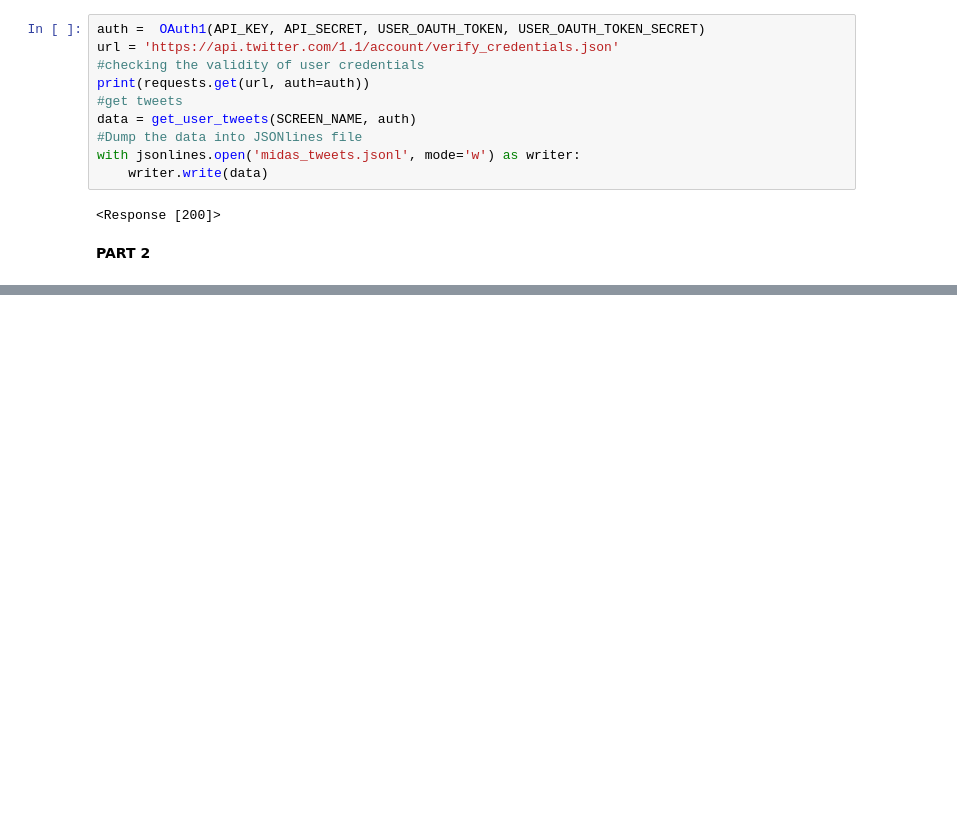
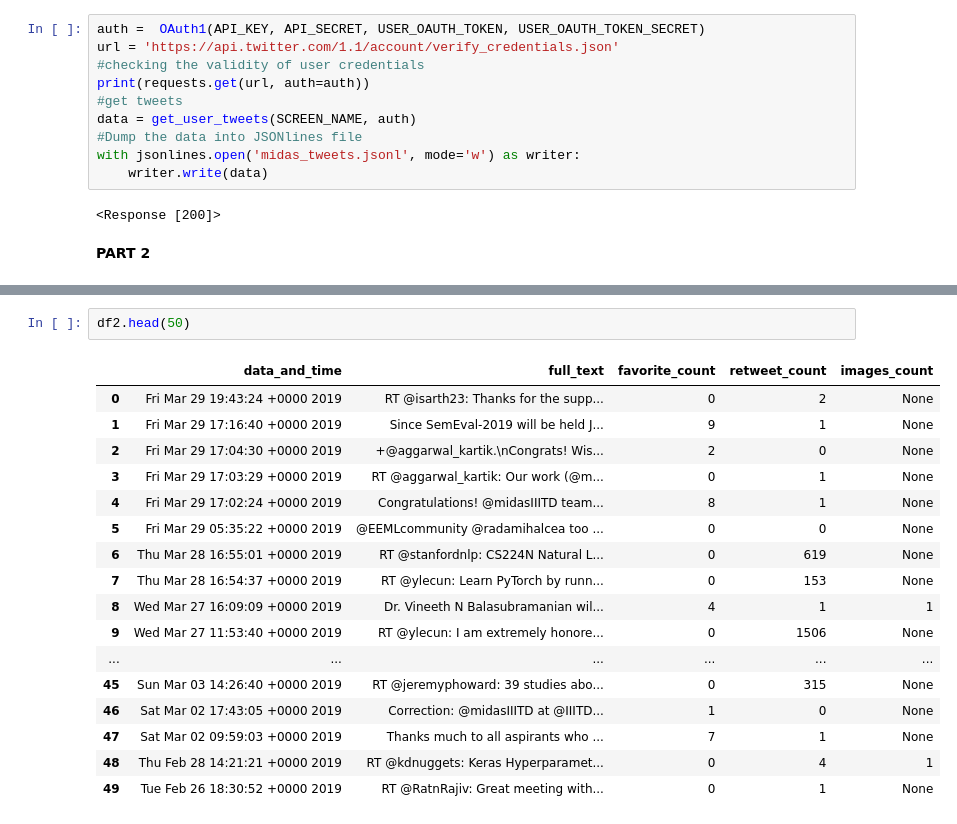
Before and after one commit to mansiag/MIDAS_Task, a Jupyter notebook: Python_problem/tweet.ipynb, the cells around one changed output, grey strips where cells are left out. Drawn from its saved outputs; the diff is of its cells as text; blank space fills up the shorter version.

```diff
--- a/Python_problem/tweet.ipynb
+++ b/Python_problem/tweet.ipynb
@@ -94,0 +113,20 @@ df
+# %%
+df2.head(50)
+# %% [output]
+|  | data_and_time | full_text | favorite_count | retweet_count | images_count |
+| 0 | Fri Mar 29 19:43:24 +0000 2019 | RT @isarth23: Thanks for the supp... | 0 | 2 | None |
+| 1 | Fri Mar 29 17:16:40 +0000 2019 | Since SemEval-2019 will be held J... | 9 | 1 | None |
+| 2 | Fri Mar 29 17:04:30 +0000 2019 | +@aggarwal_kartik.\nCongrats! Wis... | 2 | 0 | None |
+| 3 | Fri Mar 29 17:03:29 +0000 2019 | RT @aggarwal_kartik: Our work (@m... | 0 | 1 | None |
+| 4 | Fri Mar 29 17:02:24 +0000 2019 | Congratulations! @midasIIITD team... | 8 | 1 | None |
+| 5 | Fri Mar 29 05:35:22 +0000 2019 | @EEMLcommunity @radamihalcea too ... | 0 | 0 | None |
+| 6 | Thu Mar 28 16:55:01 +0000 2019 | RT @stanfordnlp: CS224N Natural L... | 0 | 619 | None |
+| 7 | Thu Mar 28 16:54:37 +0000 2019 | RT @ylecun: Learn PyTorch by runn... | 0 | 153 | None |
+| 8 | Wed Mar 27 16:09:09 +0000 2019 | Dr. Vineeth N Balasubramanian wil... | 4 | 1 | 1 |
+| 9 | Wed Mar 27 11:53:40 +0000 2019 | RT @ylecun: I am extremely honore... | 0 | 1506 | None |
+| ... | ... | ... | ... | ... | ... |
+| 45 | Sun Mar 03 14:26:40 +0000 2019 | RT @jeremyphoward: 39 studies abo... | 0 | 315 | None |
+| 46 | Sat Mar 02 17:43:05 +0000 2019 | Correction: @midasIIITD at @IIITD... | 1 | 0 | None |
+| 47 | Sat Mar 02 09:59:03 +0000 2019 | Thanks much to all aspirants who ... | 7 | 1 | None |
+| 48 | Thu Feb 28 14:21:21 +0000 2019 | RT @kdnuggets: Keras Hyperparamet... | 0 | 4 | 1 |
+| 49 | Tue Feb 26 18:30:52 +0000 2019 | RT @RatnRajiv: Great meeting with... | 0 | 1 | None |
```
Also changed, not shown: parts of 5 cells of this notebook, 1 other file.
